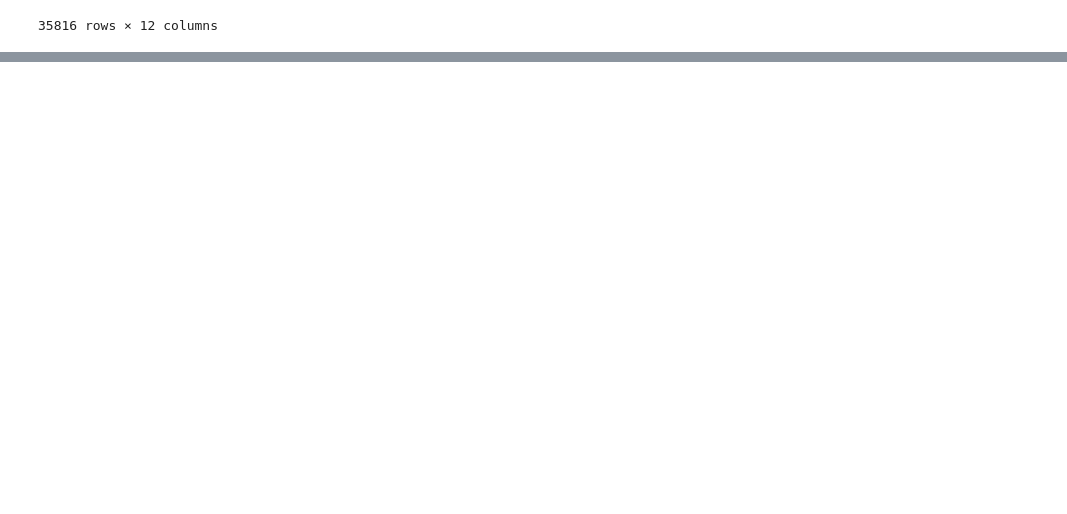
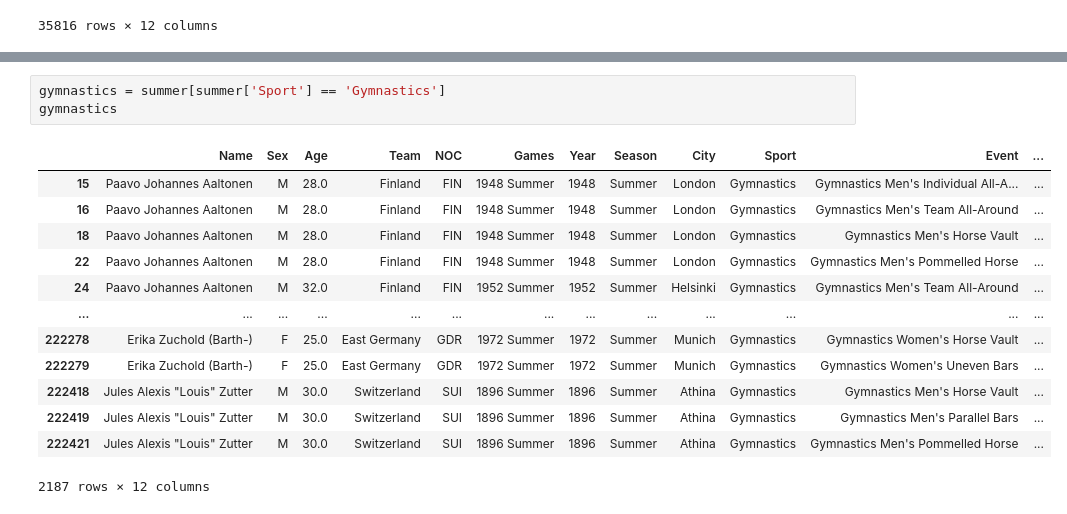
Before and after one commit to HackyFun/Paris_Olympic_2024, a Jupyter notebook: olympicdata.ipynb, the cells around one changed output, grey strips where cells are left out. Cells and saved outputs as stored; diff of their text form; blank space fills up the shorter version.

```diff
--- a/olympicdata.ipynb
+++ b/olympicdata.ipynb
@@ -267,0 +317,17 @@ summer
+# %%
+gymnastics = summer[summer['Sport'] == 'Gymnastics']
+gymnastics
+# %% [output]
+|  | Name | Sex | Age | Team | NOC | Games | Year | Season | City | Sport | Event | ... |
+| 15 | Paavo Johannes Aaltonen | M | 28.0 | Finland | FIN | 1948 Summer | 1948 | Summer | London | Gymnastics | Gymnastics Men's Individual All-A... | ... |
+| 16 | Paavo Johannes Aaltonen | M | 28.0 | Finland | FIN | 1948 Summer | 1948 | Summer | London | Gymnastics | Gymnastics Men's Team All-Around | ... |
+| 18 | Paavo Johannes Aaltonen | M | 28.0 | Finland | FIN | 1948 Summer | 1948 | Summer | London | Gymnastics | Gymnastics Men's Horse Vault | ... |
+| 22 | Paavo Johannes Aaltonen | M | 28.0 | Finland | FIN | 1948 Summer | 1948 | Summer | London | Gymnastics | Gymnastics Men's Pommelled Horse | ... |
+| 24 | Paavo Johannes Aaltonen | M | 32.0 | Finland | FIN | 1952 Summer | 1952 | Summer | Helsinki | Gymnastics | Gymnastics Men's Team All-Around | ... |
+| ... | ... | ... | ... | ... | ... | ... | ... | ... | ... | ... | ... | ... |
+| 222278 | Erika Zuchold (Barth-) | F | 25.0 | East Germany | GDR | 1972 Summer | 1972 | Summer | Munich | Gymnastics | Gymnastics Women's Horse Vault | ... |
+| 222279 | Erika Zuchold (Barth-) | F | 25.0 | East Germany | GDR | 1972 Summer | 1972 | Summer | Munich | Gymnastics | Gymnastics Women's Uneven Bars | ... |
+| 222418 | Jules Alexis "Louis" Zutter | M | 30.0 | Switzerland | SUI | 1896 Summer | 1896 | Summer | Athina | Gymnastics | Gymnastics Men's Horse Vault | ... |
+| 222419 | Jules Alexis "Louis" Zutter | M | 30.0 | Switzerland | SUI | 1896 Summer | 1896 | Summer | Athina | Gymnastics | Gymnastics Men's Parallel Bars | ... |
+| 222421 | Jules Alexis "Louis" Zutter | M | 30.0 | Switzerland | SUI | 1896 Summer | 1896 | Summer | Athina | Gymnastics | Gymnastics Men's Pommelled Horse | ... |
+2187 rows × 12 columns
```
Also changed, not shown: parts of 16 cells of this notebook.
